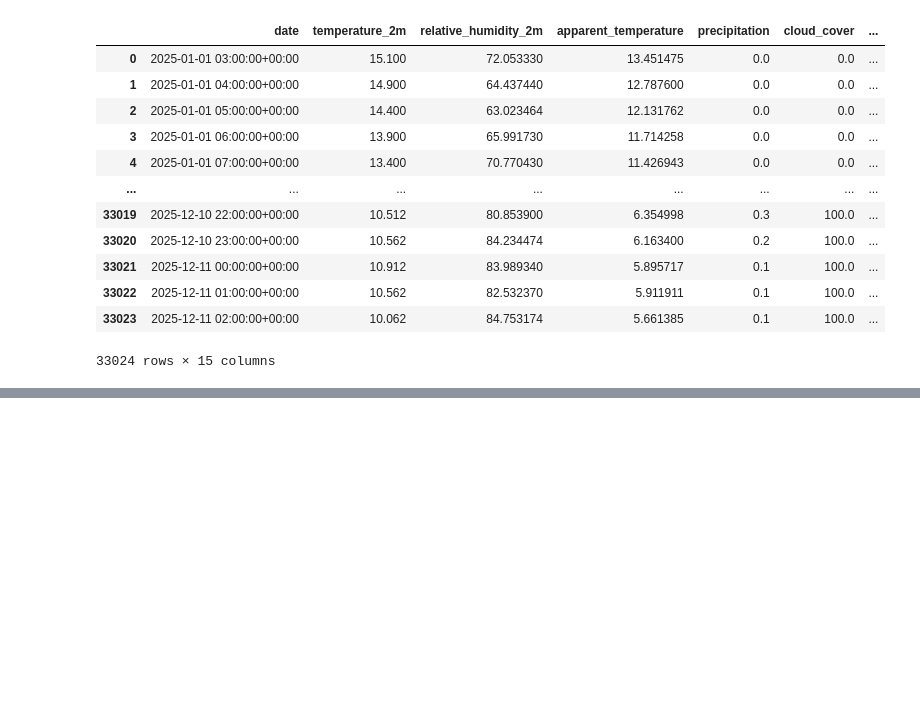
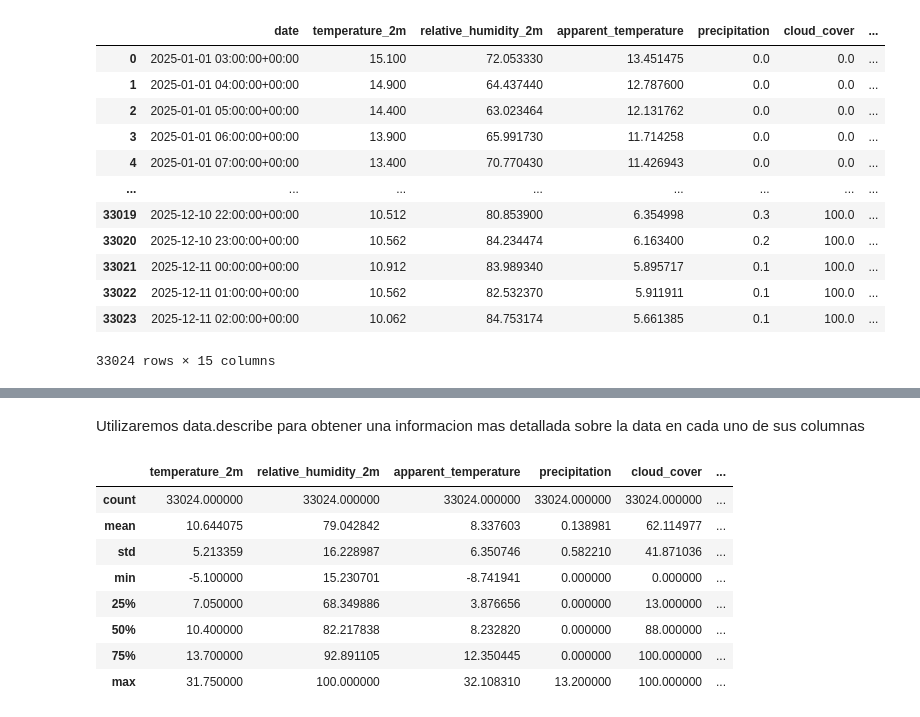
Before and after one commit to DiegoJimenez2003/MineriaDeDatos, a Jupyter notebook: NotebookMineria.ipynb, the cells around one changed output, grey strips where cells are left out. Drawn from its saved outputs; the diff is of its cells as text; code cells hidden in the pictures; blank space fills up the shorter version.

```diff
--- a/NotebookMineria.ipynb
+++ b/NotebookMineria.ipynb
@@ -63,4 +84,4 @@ MineriaDeDatos.git      [ <=>                ] 221.44K  --.-KB/s    in 0.004s
 # %%
-data_frame = pd.read_csv("data_clima_2025_final")
-data_frame
+data = pd.read_csv("data_clima_2025_final.csv")
+data.shape
 # %% [output]
@@ -67,0 +124,14 @@ FileNotFoundError: [Errno 2] No such file or directory: 'data_clima_2025_final'
+# %% [markdown]
+Utilizaremos data.describe para obtener una informacion mas detallada sobre la data en cada uno de sus columnas
+# %%
+data.describe()
+# %% [output]
+|  | temperature_2m | relative_humidity_2m | apparent_temperature | precipitation | cloud_cover | ... |
+| count | 33024.000000 | 33024.000000 | 33024.000000 | 33024.000000 | 33024.000000 | ... |
+| mean | 10.644075 | 79.042842 | 8.337603 | 0.138981 | 62.114977 | ... |
+| std | 5.213359 | 16.228987 | 6.350746 | 0.582210 | 41.871036 | ... |
+| min | -5.100000 | 15.230701 | -8.741941 | 0.000000 | 0.000000 | ... |
+| 25% | 7.050000 | 68.349886 | 3.876656 | 0.000000 | 13.000000 | ... |
+| 50% | 10.400000 | 82.217838 | 8.232820 | 0.000000 | 88.000000 | ... |
+| 75% | 13.700000 | 92.891105 | 12.350445 | 0.000000 | 100.000000 | ... |
+| max | 31.750000 | 100.000000 | 32.108310 | 13.200000 | 100.000000 | ... |
```
Also changed, not shown: parts of 28 cells of this notebook.
